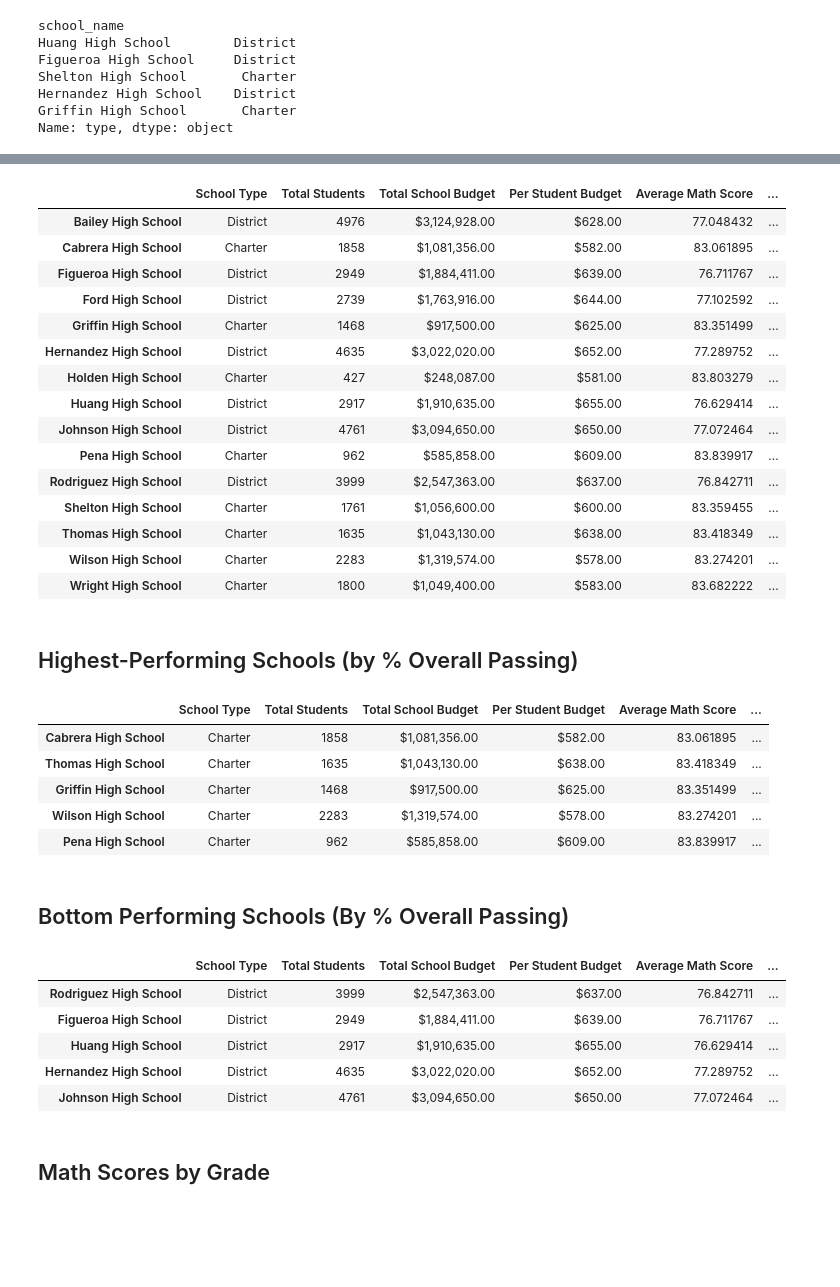
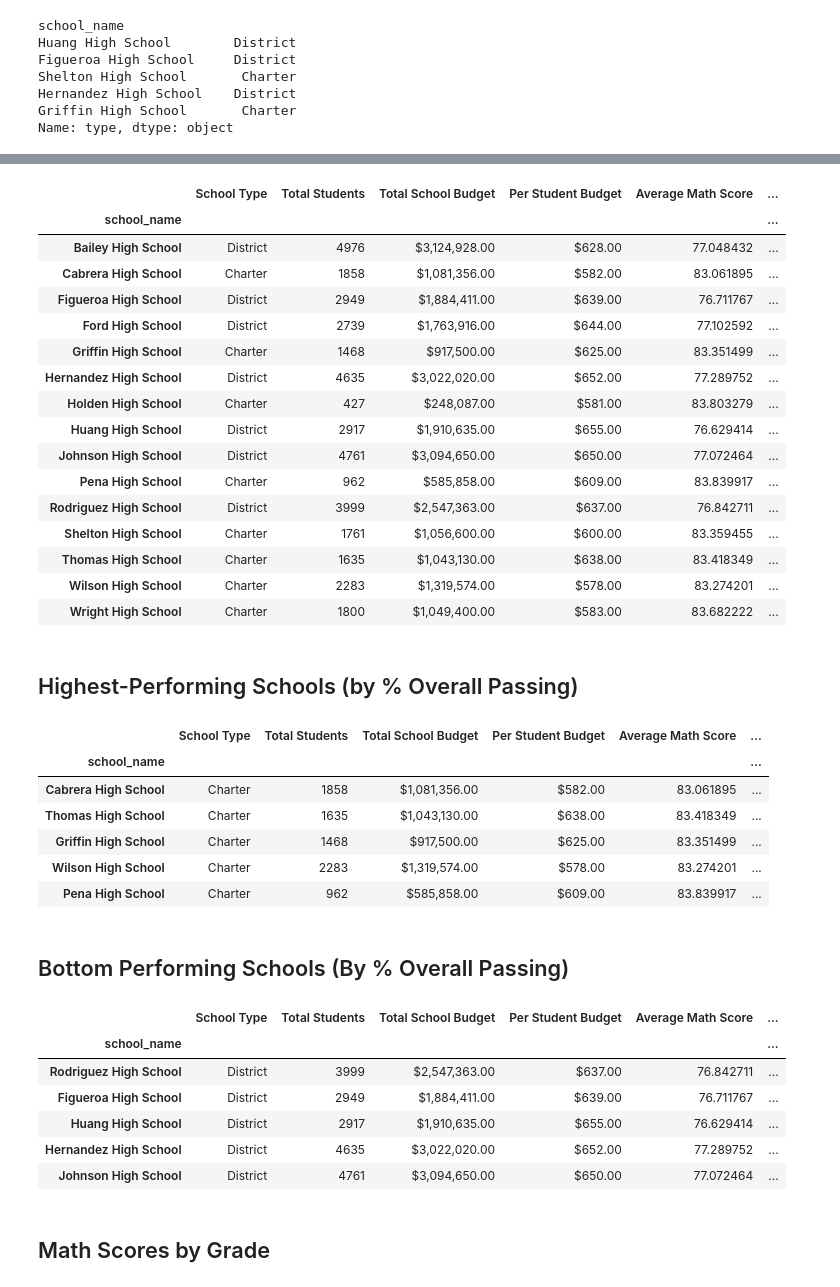
Before and after one commit to ktg8080/pandas-challenge-, a Jupyter notebook: PyCitySchools/PyCitySchools_starter.ipynb, the cells around one changed output, grey strips where cells are left out. Cells and saved outputs as stored; diff of their text form; code cells hidden in the pictures; blank space fills up the shorter version.

```diff
--- a/PyCitySchools/PyCitySchools_starter.ipynb
+++ b/PyCitySchools/PyCitySchools_starter.ipynb
@@ -141,4 +237,4 @@ per_school_capita =
 # %%
 # Calculate the average test scores per school from school_data_complete
-per_school_math =
-per_school_reading =
+per_school_math = school_data_complete.groupby(["school_name"])["math_score"].mean()
+per_school_math
@@ -144,0 +259,4 @@ per_school_reading =
+# %%
+# Average test score per school for reading
+per_school_reading = school_data_complete.groupby(["school_name"])["reading_score"].mean()
+per_school_reading
@@ -145,4 +281,7 @@ per_school_reading =
 # %%
 # Calculate the number of students per school with math scores of 70 or higher from school_data_complete
-students_passing_math =
-school_students_passing_math =
+students_passing_math = school_data_complete[(school_data_complete["math_score"] >= 70)]
+school_students_passing_math = students_passing_math.groupby(["school_name"]).size()
+school_students_passing_math
+
+# school_data_complete[(school_data_complete["math_score"] >= 70)].count()["student_name"]
@@ -149,4 +306,5 @@ school_students_passing_math =
 # %%
 # Calculate the number of students per school with reading scores of 70 or higher from school_data_complete
-students_passing_reading =
-school_students_passing_reading =
+students_passing_reading = school_data_complete[school_data_complete["reading_score"] >= 70]
+school_students_passing_reading = students_passing_reading.groupby(["school_name"]).size()
+school_students_passing_reading
@@ -163,16 +358,17 @@ per_school_passing_reading = school_students_passing_reading / per_school_counts
 overall_passing_rate = school_students_passing_math_and_reading / per_school_counts * 100
 # %%
 # Create a DataFrame called `per_school_summary` with columns for the calculations above.
-per_school_summary =
+per_school_summary = pd.DataFrame({"School Type" : school_types, "Total Students" : per_school_counts, "Total School Budget" : per_school_budget, "Per Student Budget" : per_school_capita, "Average Math Score" : per_school_math, "Average Reading Score" : per_school_reading, "% Passing Math" : per_school_passing_math, "% Passing Reading" : per_school_passing_reading, "% Overall Passing" :overall_passing_rate})
 
 # Formatting
 per_school_summary["Total School Budget"] = per_school_summary["Total School Budget"].map("${:,.2f}".format)
 per_school_summary["Per Student Budget"] = per_school_summary["Per Student Budget"].map("${:,.2f}".format)
 
 # Display the DataFrame
 per_school_summary
 # %% [output]
 |  | School Type | Total Students | Total School Budget | Per Student Budget | Average Math Score | ... |
+| school_name |  |  |  |  |  | ... |
 | Bailey High School | District | 4976 | $3,124,928.00 | $628.00 | 77.048432 | ... |
 | Cabrera High School | Charter | 1858 | $1,081,356.00 | $582.00 | 83.061895 | ... |
 | Figueroa High School | District | 2949 | $1,884,411.00 | $639.00 | 76.711767 | ... |
@@ -192,10 +388,11 @@ per_school_summary
 ## Highest-Performing Schools (by % Overall Passing)
 # %%
 # Sort the schools by `% Overall Passing` in descending order and display the top 5 rows.
-top_schools =
+top_schools = per_school_summary.sort_values("% Overall Passing", ascending=False)
 top_schools.head(5)
 # %% [output]
 |  | School Type | Total Students | Total School Budget | Per Student Budget | Average Math Score | ... |
+| school_name |  |  |  |  |  | ... |
 | Cabrera High School | Charter | 1858 | $1,081,356.00 | $582.00 | 83.061895 | ... |
 | Thomas High School | Charter | 1635 | $1,043,130.00 | $638.00 | 83.418349 | ... |
 | Griffin High School | Charter | 1468 | $917,500.00 | $625.00 | 83.351499 | ... |
@@ -205,10 +402,11 @@ top_schools.head(5)
 ## Bottom Performing Schools (By % Overall Passing)
 # %%
 # Sort the schools by `% Overall Passing` in ascending order and display the top 5 rows.
-bottom_schools =
+bottom_schools = per_school_summary.sort_values("% Overall Passing", ascending=True)
 bottom_schools.head(5)
 # %% [output]
 |  | School Type | Total Students | Total School Budget | Per Student Budget | Average Math Score | ... |
+| school_name |  |  |  |  |  | ... |
 | Rodriguez High School | District | 3999 | $2,547,363.00 | $637.00 | 76.842711 | ... |
 | Figueroa High School | District | 2949 | $1,884,411.00 | $639.00 | 76.711767 | ... |
 | Huang High School | District | 2917 | $1,910,635.00 | $655.00 | 76.629414 | ... |
```
Also changed, not shown: parts of 22 cells of this notebook, 3 other files.
